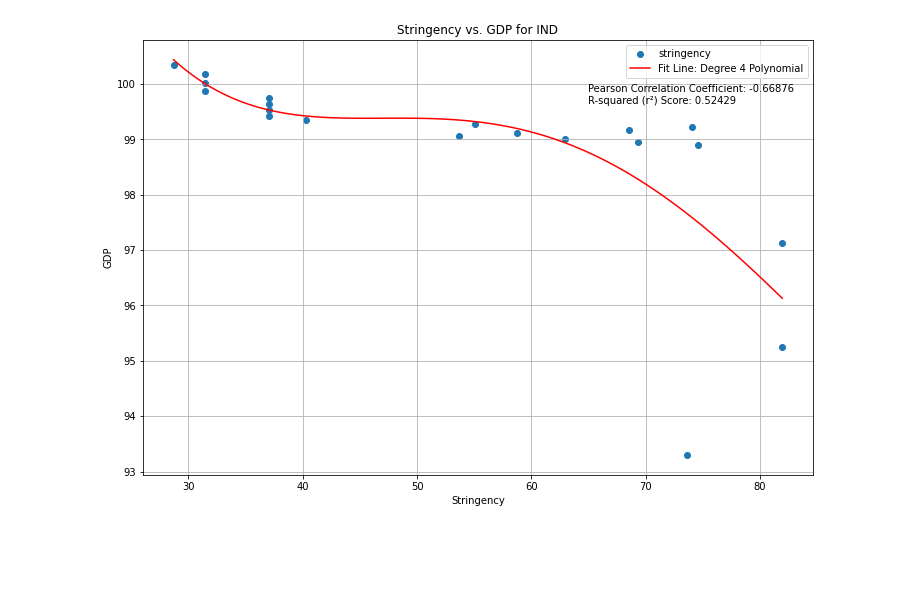
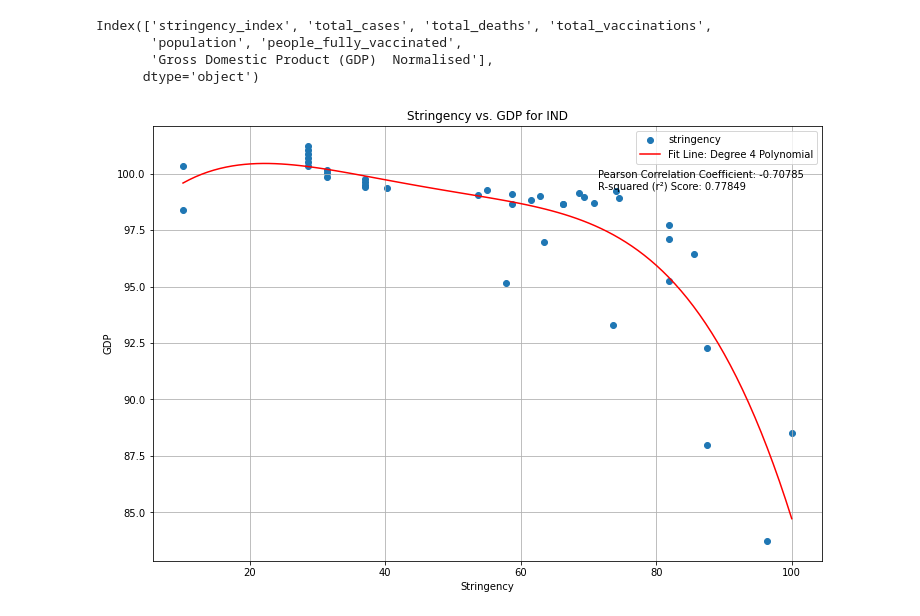
Before and after one commit to psymbio/sir_rl, a Jupyter notebook: 01_eda.ipynb, the cells around one changed output. Drawn from its saved outputs; the diff is of its cells as text; code cells hidden in the pictures; blank space fills up the shorter version.

Commit message:
dates

```diff
--- a/01_eda.ipynb
+++ b/01_eda.ipynb
@@ -62,7 +148,8 @@ print(f'MEI data locations: {mei_data["LOCATION"].unique()}')
 # %%
 def merge_data(df, mei_data, subject_selected):
-    subject_based_data = mei_data.loc[(mei_data['LOCATION'] == LOCATION_CHOOSEN) & (mei_data["Frequency"] == "Monthly") & (mei_data["Subject"] == subject_selected)]
-    print(subject_selected, subject_based_data.shape[0])
+    df_gdp = mei_data.loc[(mei_data['LOCATION'] == LOCATION_CHOOSEN) & (mei_data["Frequency"] == "Monthly") & (mei_data["Subject"] == subject_selected) & (mei_data["SUBJECT"] == "LORSGPNO")]
+    print(subject_selected, df_gdp.shape[0])
+    """
     if subject_based_data.shape[0] > 0:
         subject_based_data.loc[:, 'TIME'] = pd.to_datetime(subject_based_data['TIME'])
         print(subject_based_data['TIME'].unique())
@@ -71,7 +158,28 @@ def merge_data(df, mei_data, subject_selected):
         merged_df.rename(columns={'Value': "".join(subject_selected.split(">")[2:])}, inplace=True)
         df = merged_df
         return df
+    """
+    if df_gdp.shape[0] > 0:
+        df_gdp.rename(columns={'TIME': 'date'}, inplace=True)
+        df_gdp['date'] = pd.to_datetime(df_gdp['date'])
+        df_gdp = df_gdp[['date', 'Value']]
+        df_gdp.rename(columns={'Value': "".join(subject_selected.split(">")[2:]).strip()}, inplace=True)
+        print_missing_stats(df_gdp, "Before preprocessing")
+
+        df_gdp.set_index('date', inplace=True)
+
+        # Merge the two DataFrames
+        df_merged = pd.concat([df, df_gdp], axis=1)
+
+        # df_merged.interpolate(method='time', inplace=True)
+
+        print("Min-max date before: ", df_merged.index.min(), df_merged.index.max())
+        min_date = df.index.min()
+        max_date = df.index.max()
+        df_merged = df_merged[(df_merged.index >= min_date) & (df_merged.index <= max_date)]
+        print("Min-max date before: ", df_merged.index.min(), df_merged.index.max())
+        return df_merged
 # %%
-df = merge_data(df, mei_data, "Leading Indicators OECD > Reference series > Gross Domestic Product (GDP) > Normalised")
-print(df)
+df_merged = merge_data(df, mei_data, "Leading Indicators OECD > Reference series > Gross Domestic Product (GDP) > Normalised")
+df_merged
 # %% [output]
@@ -120,34 +220,42 @@ df
+# %%
+df = df_merged
+print(df.columns)
+# %% [output]
+Index(['stringency_index', 'total_cases', 'total_deaths', 'total_vaccinations',
+       'population', 'people_fully_vaccinated',
+       'Gross Domestic Product (GDP)  Normalised'],
+      dtype='object')
 # %%
-df = df[(df['date'].dt.year == 2021) & (df['date'].dt.month >= 5) | (df['date'].dt.year == 2022)]
-
-stringency = df["stringency_index"]
-gdp = df[' Gross Domestic Product (GDP)  Normalised']
+# df = df[(df['date'].dt.year == 2021) & (df['date'].dt.month >= 5) | (df['date'].dt.year == 2022)]
+selected_dates = df[df['Gross Domestic Product (GDP)  Normalised'].notnull()].index
+stringency = df.loc[selected_dates, 'stringency_index']
+gdp = df.loc[selected_dates, 'Gross Domestic Product (GDP)  Normalised']
 
 correlation_coefficient, _ = pearsonr(stringency, gdp)
 
 fit_coefficients = np.polyfit(stringency, gdp, 4)
 fit_line = np.poly1d(fit_coefficients)
 
 np.save('stringency_based_gdp.npy', fit_line)
 
 r2 = r2_score(gdp, fit_line(stringency))
 
 plt.figure(figsize=(12, 8))
 plt.scatter(stringency, gdp, label="stringency")
 
 stringency_range = np.linspace(min(stringency), max(stringency), 100)  # Generating a range for the fitted line
 plt.plot(stringency_range, fit_line(stringency_range), color='red', label=f'Fit Line: Degree 4 Polynomial')
 plt.figtext(0.64, 0.77, f'\nPearson Correlation Coefficient: {correlation_coefficient:.5f}\nR-squared (r²) Score: {r2:.5f}')
 
 plt.title('Stringency vs. GDP for ' + LOCATION_CHOOSEN)
 plt.xlabel('Stringency')
 plt.ylabel('GDP')
 plt.legend()
 plt.grid(True)
 plt.savefig(os.path.join(OUTPUT_DIR, "stringency_vs_gdp_" + LOCATION_CHOOSEN + ".png"))
 plt.show()
 # %% [output]
-[figure, old version]
+[figure, new version]
 # %%
 df.to_csv(os.path.join(DATA_CACHE_DIR, LOCATION_CHOOSEN + "_with_GDP.csv"), index=False)
 # %%
```
Also changed, not shown: parts of 15 cells of this notebook, 19 other files.
